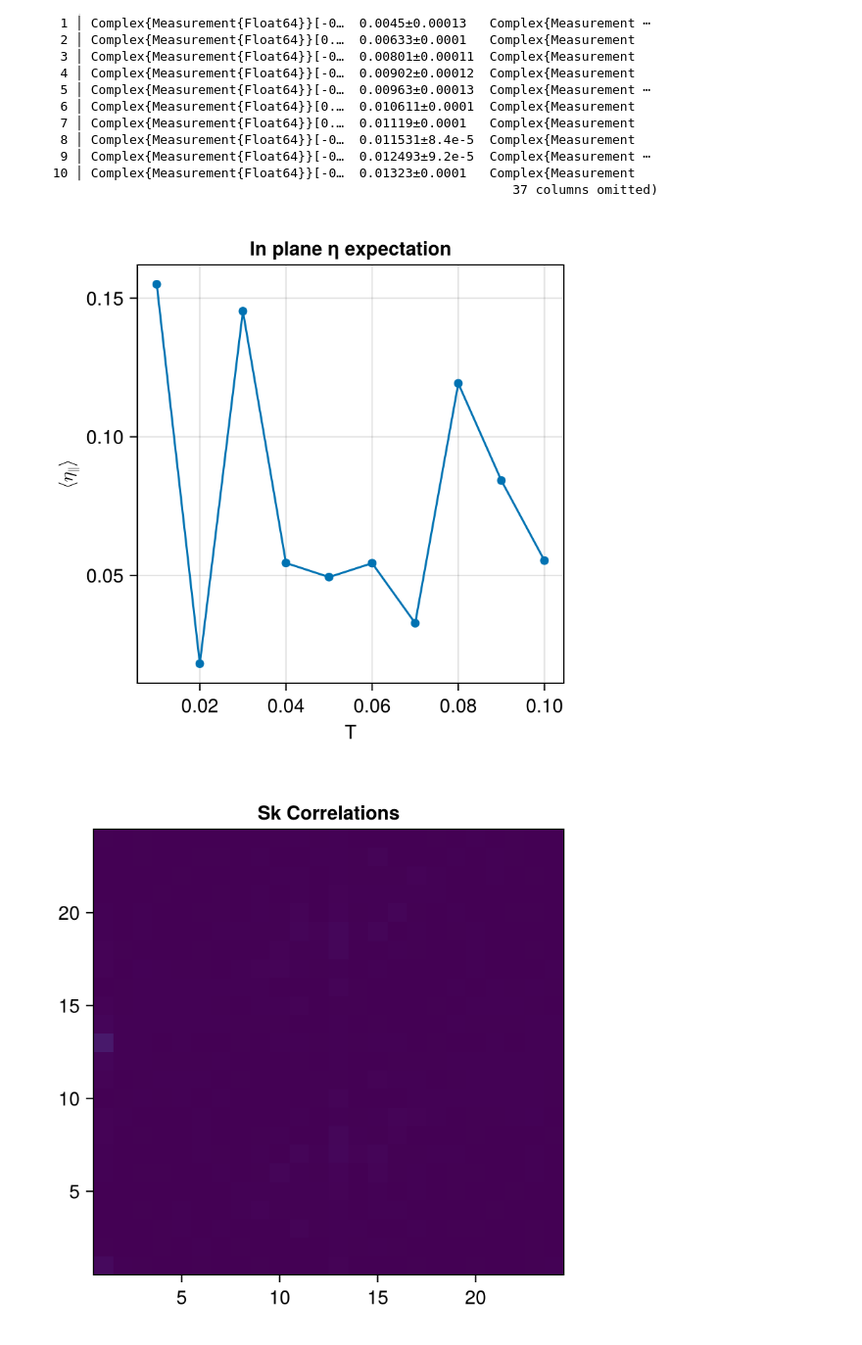
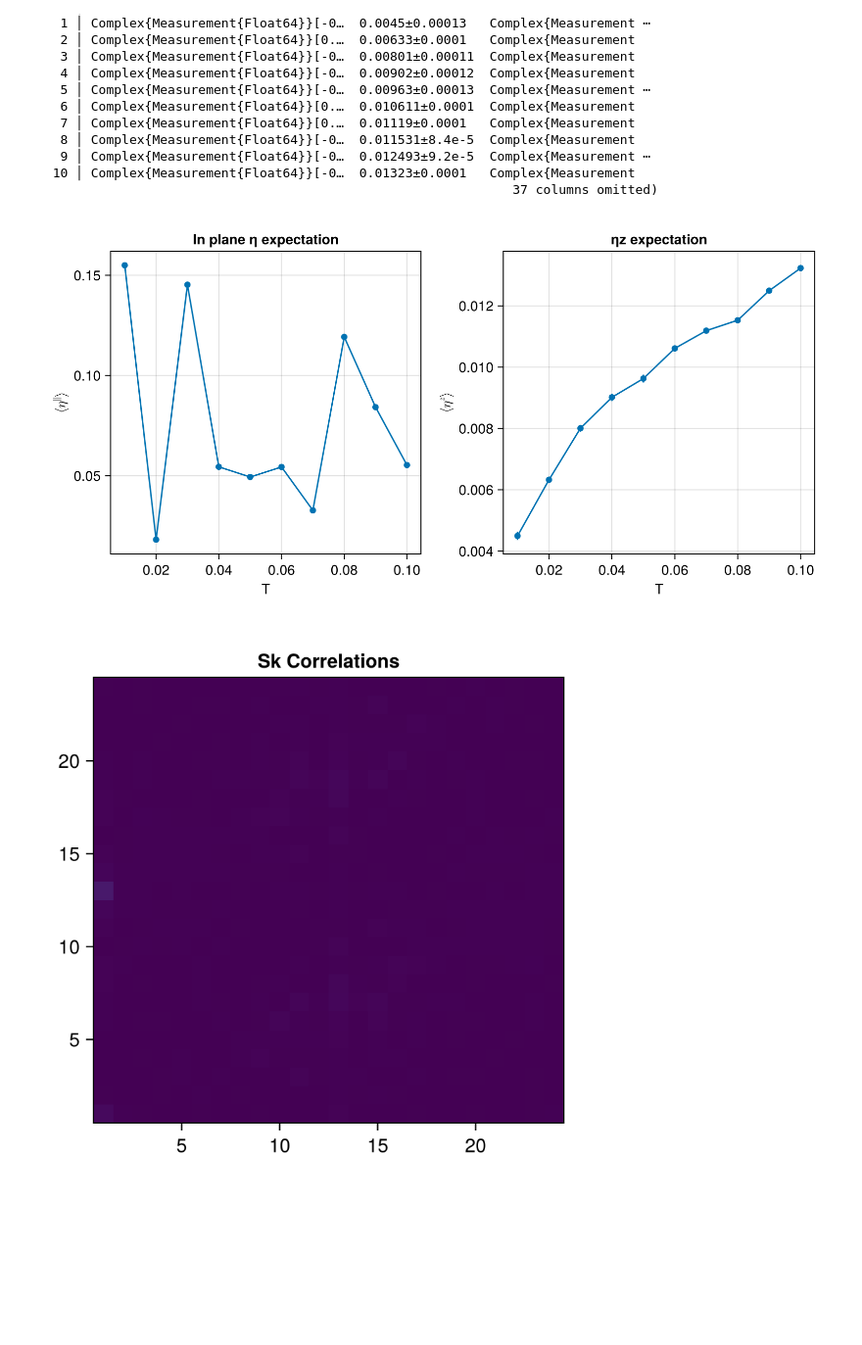
Before and after one commit to PatXue/WignerMolecule.jl, a Jupyter notebook: analysis/dimer-model.ipynb, the cells around one changed output. Shown at 98% size. Cells and saved outputs as stored; diff of their text form; code cells hidden in the pictures; blank space fills up the shorter version.

```diff
--- a/analysis/dimer-model.ipynb
+++ b/analysis/dimer-model.ipynb
@@ -96,12 +96,14 @@ JobResult("../dimer-jobs", "vbs", 10×39 DataFrame
   10 │ Complex{Measurement{Float64}}[-0…  0.01323±0.0001   Complex{Measurement
                                                               37 columns omitted)
 # %%
-fig = Figure(size=(400, 400))
-fig[1,1] = ax = Axis(fig, title="In plane η expectation", xlabel="T", ylabel=L"\langle\eta_\parallel\rangle")
+fig = Figure(size=(800, 400))
+fig[1,1] = ax = Axis(fig, title="In plane η expectation", xlabel="T", ylabel=L"\langle\eta^\parallel\rangle")
 generate_plot!(ax, :T, :ηxy, results.data)
+fig[1,2] = ax = Axis(fig, title="ηz expectation", xlabel="T", ylabel=L"\langle\eta^z\rangle")
+generate_plot!(ax, :T, :ηz, results.data)
 fig
 # %% [output]
-[figure, old version]
+[figure, new version]
 # %%
 generate_spinks("vbs", 3)
 # %% [output]
```
Also changed, not shown: parts of 2 cells of this notebook.
